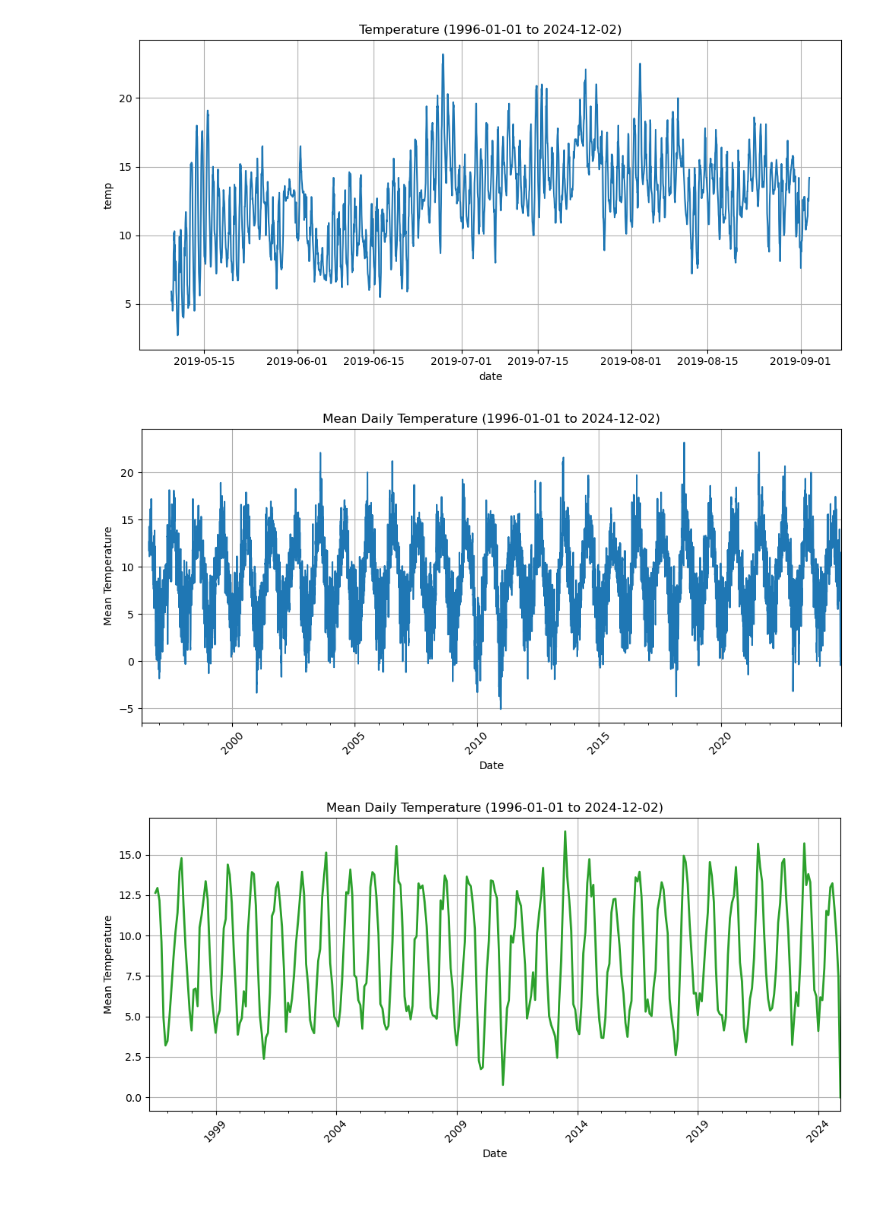
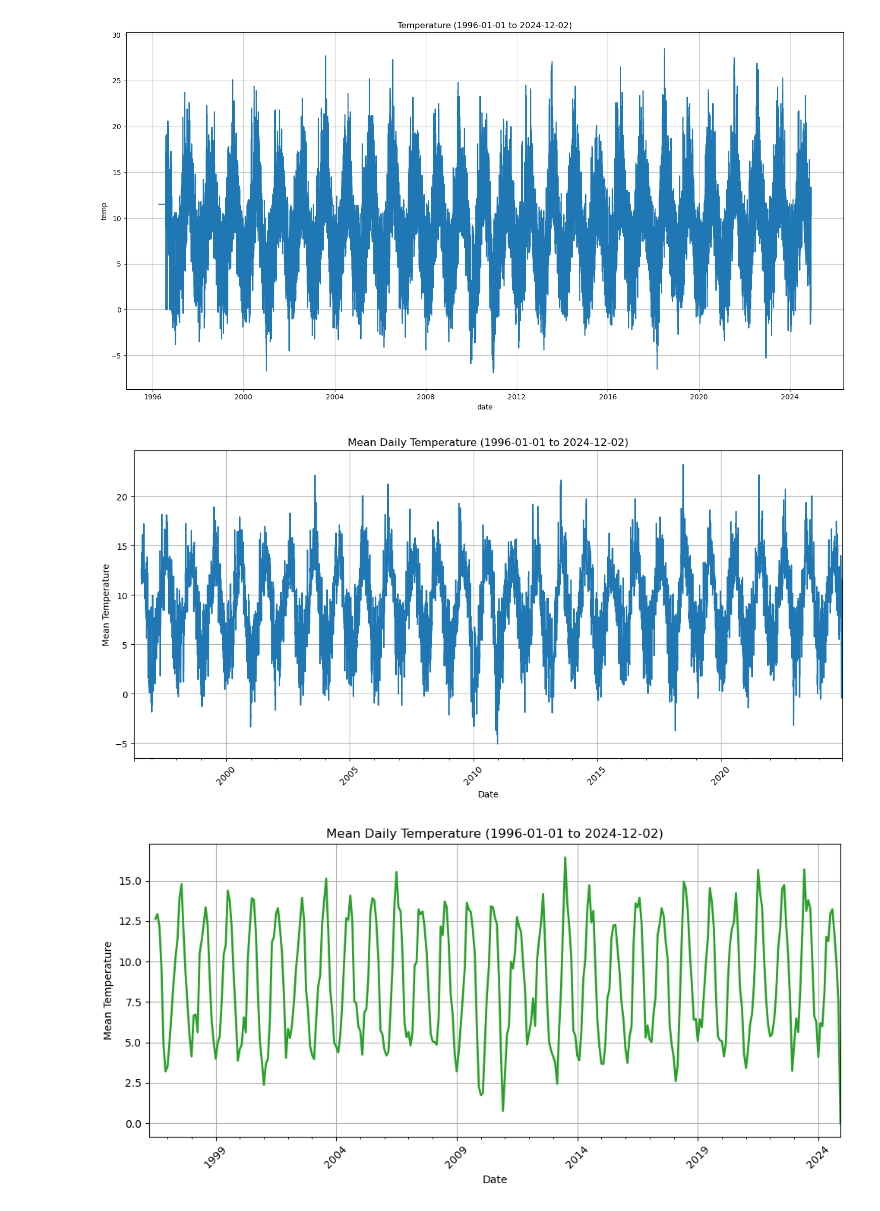
Before and after one commit to RobAstur/Programming-for-data-analytics, a Jupyter notebook: Assignment/assignment_6_Weather.ipynb, the cells around one changed output. Saved outputs shown, nothing was run; the diff lists cells and outputs as text; code cells hidden in the pictures.

Commit message:
fix axis in one graph

```diff
--- a/Assignment/assignment_6_Weather.ipynb
+++ b/Assignment/assignment_6_Weather.ipynb
@@ -17,24 +17,28 @@ df = pd.read_csv("https://cli.fusio.net/cli/climate_data/webdata/hly4935.csv", s
 #Remove all the NAN
 df.dropna(how='all', inplace=True)
 # %%
-df['date'] = pd.to_datetime(df['date'], format='%d/%m/%Y %H:%M')
+# convert date in column in objects with the requested format
+df['date'] = pd.to_datetime(df['date'], format="%d/%m/%Y %H:%M")
+df.set_index('date', inplace=True)
 # %%
 # First plot: temperature
 # Define the start date of the range
 dateFrom = "1996-01-01 01:00:00"
 # Define the end date of the range
 dateTo = "2024-12-02 01:00:00"
 # Filter the DataFrame to include rows within the specified date range
 df_range = df.loc[dateFrom:dateTo]
-plt.figure(figsize=(10, 5))
+plt.figure(figsize=(15, 8))
 #plot with seaborn
 temperature= sns.lineplot(df_range, x="date", y="temp")
+
 plt.title('Temperature (1996-01-01 to 2024-12-02)')
+# Format the x-axis to show only the year
 plt.grid(True)
 plt.tight_layout()
 plt.show()
 # %% [output]
-[figure, old version]
+[figure, new version]
 # %%
 #This sets the 'date' column as the index, replacing the default integer index.
 df.set_index('date', inplace=True)
@@ -45,7 +49,7 @@ dateTo = "2024-12-02 01:00:00"
 df_range = df.loc[dateFrom:dateTo]
 #this section will calculate the daily mean of the 'temp' column. Resample is used in pandas to change frecuency in the time series data. We need daily
 daily_mean_temp = df_range['temp'].resample('D').mean()
-plt.figure(figsize=(10, 5))
+plt.figure(figsize=(12, 6))
 daily_mean_temp.plot()
 plt.title('Mean Daily Temperature (1996-01-01 to 2024-12-02)')
 plt.xlabel('Date')
@@ -55,7 +59,7 @@ plt.xticks(rotation=45)
 plt.tight_layout()
 plt.show()
 # %% [output]
-[figure, old version]
+[figure, new version]
 # %%
 #Plot 3: The mean temperature for each month
 #Using resample again but replacing D for M
```
Also changed, not shown: parts of 1 cell of this notebook, 1 other file.
